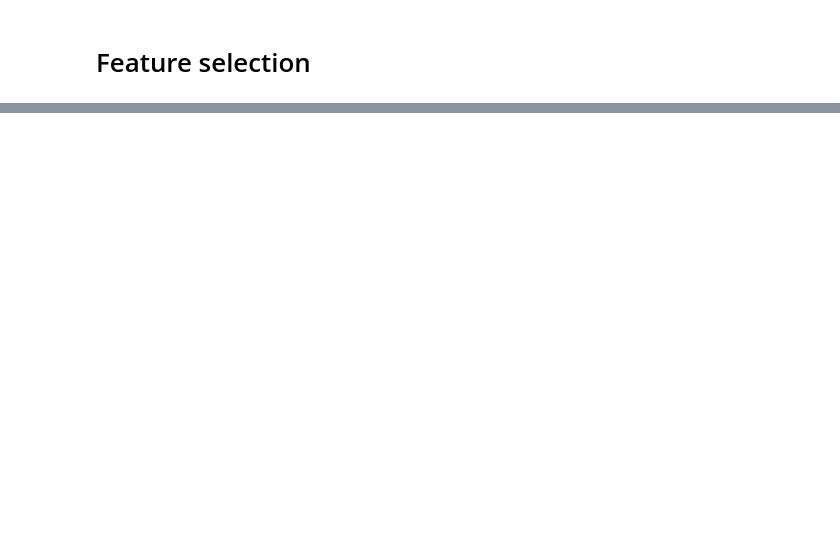
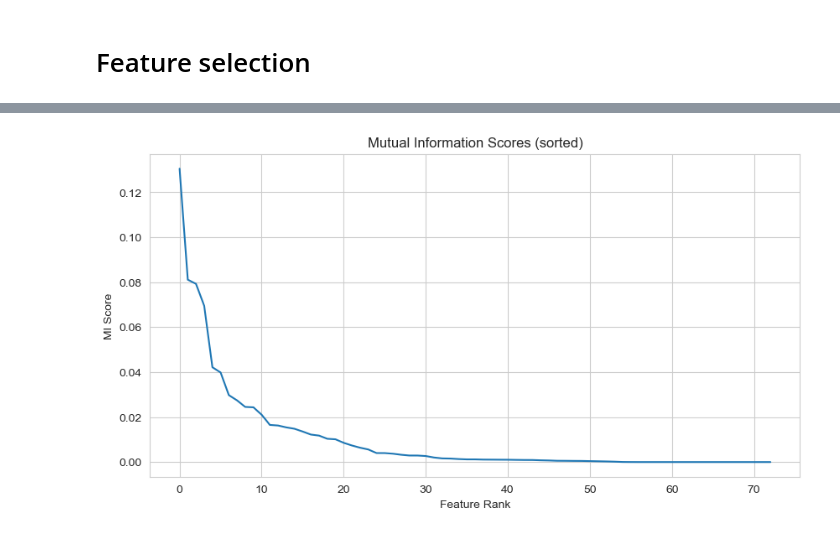
Before and after one commit to markoandjel/Preprocessing, a Jupyter notebook: I seminarski rad/Feature_Selection_Marko_Andjelkovic_1809.ipynb, the cells around one changed output, grey strips where cells are left out. Drawn from its saved outputs; the diff is of its cells as text; code cells hidden in the pictures; blank space fills up the shorter version.

```diff
--- a/I seminarski rad/Feature_Selection_Marko_Andjelkovic_1809.ipynb
+++ b/I seminarski rad/Feature_Selection_Marko_Andjelkovic_1809.ipynb
@@ -583,0 +672,16 @@ plot_confusion_matrix_percent(y_test, y_pred)
+# %%
+from sklearn.feature_selection import mutual_info_classif
+import pandas as pd
+
+X = df.drop(columns=["is_canceled"])
+y = df["is_canceled"]
+
+mi = mutual_info_classif(X, y, random_state=42)
+mi_series = pd.Series(mi, index=X.columns).sort_values(ascending=False)
+
+mi_df = (
+    mi_series.reset_index()
+    .rename(columns={"index": "feature", 0: "mi_score"})
+)
+
+mi_df
@@ -583,0 +702,10 @@ plot_confusion_matrix_percent(y_test, y_pred)
+# %%
+plt.figure(figsize=(10,5))
+plt.plot(mi_df["mi_score"].values)
+plt.title("Mutual Information Scores (sorted)")
+plt.xlabel("Feature Rank")
+plt.ylabel("MI Score")
+plt.grid(True)
+plt.show()
+# %% [output]
+[figure, added]
```
Also changed, not shown: parts of 39 cells of this notebook, 2 other files.
